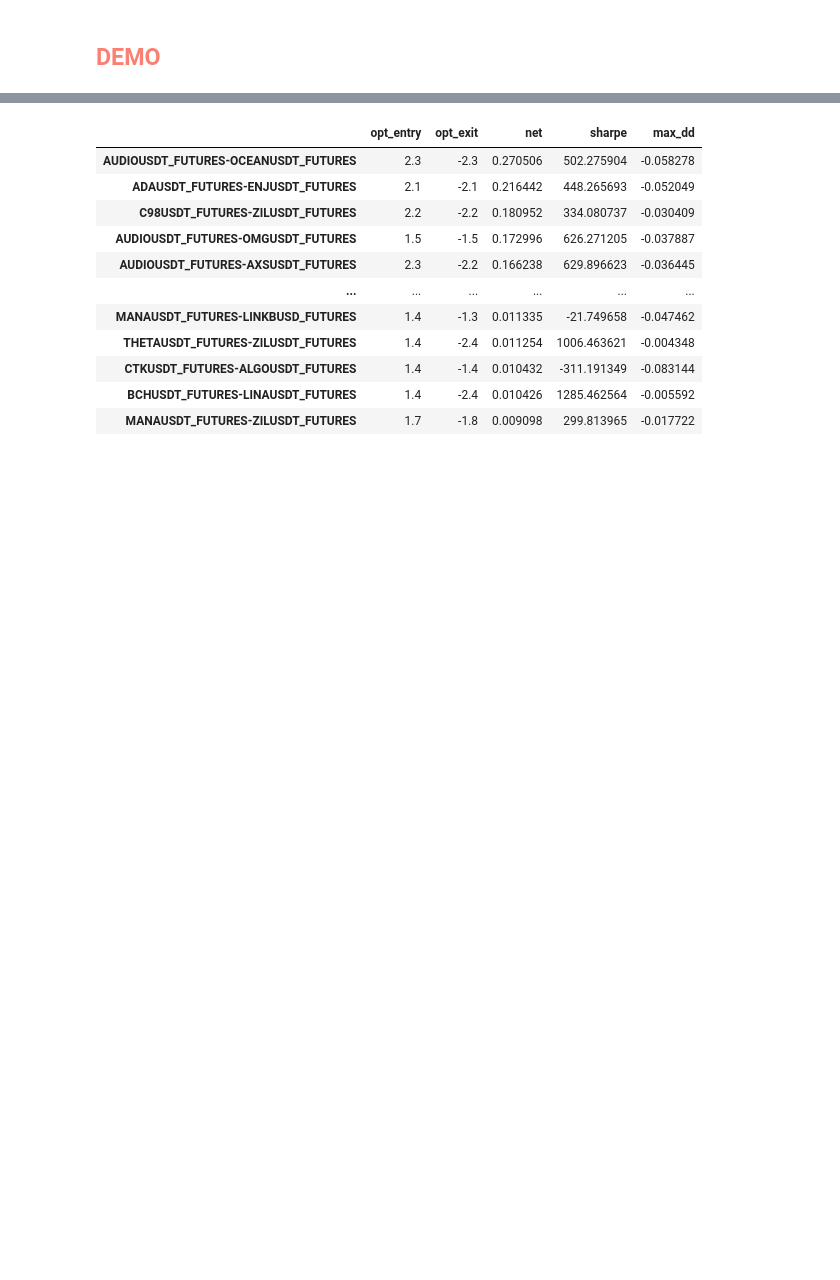
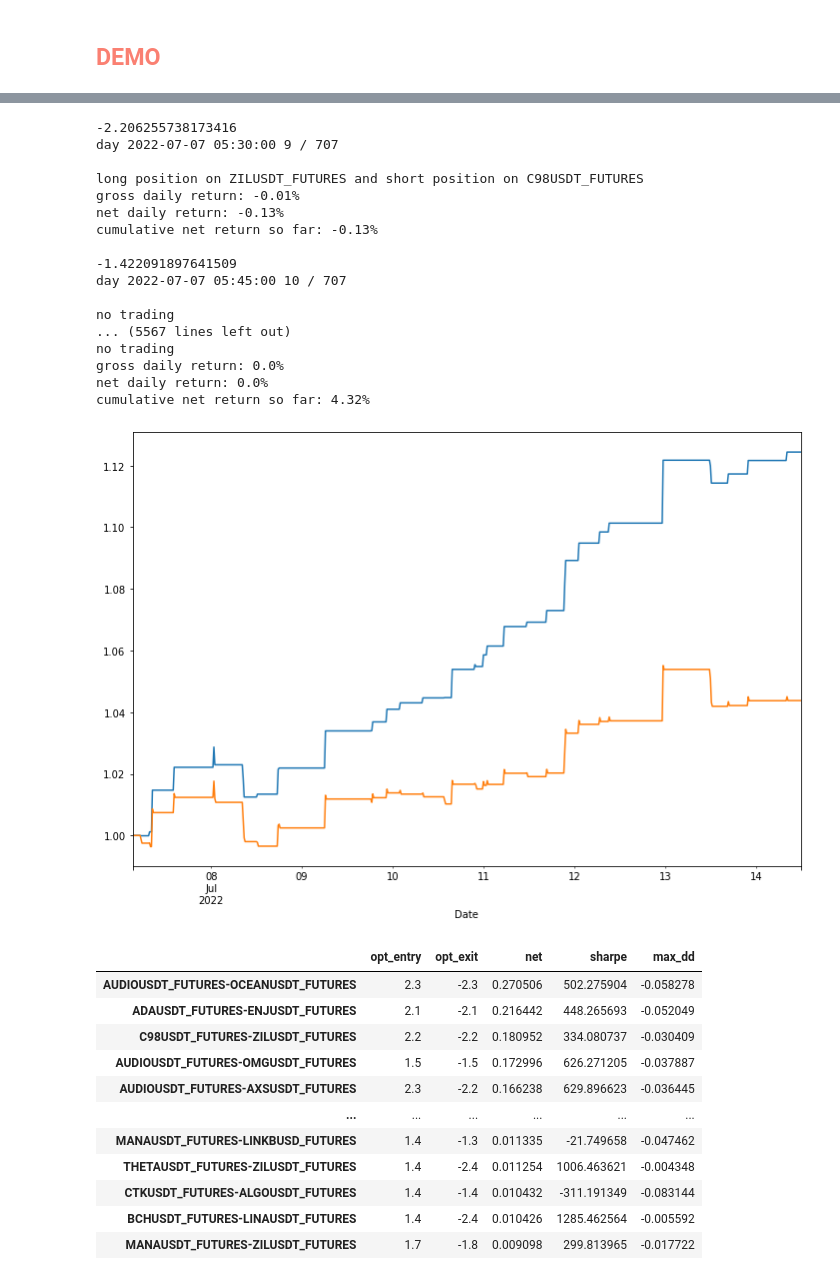
Before and after one commit to mscbr/algo_pairs, a Jupyter notebook: class_modules.ipynb, the cells around one changed output, grey strips where cells are left out. Cells and saved outputs as stored; diff of their text form; code cells hidden in the pictures; blank space fills up the shorter version.

```diff
--- a/class_modules.ipynb
+++ b/class_modules.ipynb
@@ -829,3 +908,28 @@ backtester.walkforward_results.to_csv("wf_results.csv")
+# %%
+# z_entry_param=2.3, z_exit_param=-2.3, last rolling 4.13%
+# window=180 z_entry_param=2.2, z_exit_param=-2.2, - 2.21% vs averaged rolling kalman prices 3.12%, no adfuler check 3.12%
+# window=200 raw kalman: raw z_score 4.8% vs rolling z_score 4.2%;
+# #smoothed_kalman: raw z_score 3.99% vs rolling z_score 2.4%net 8% gross
+backtester.walkforward_test(pair=["C98USDT_FUTURES", "ZILUSDT_FUTURES"], window=9, adf_threshold="10%", z_entry_param=2.2, z_exit_param=-2.2, rolling_z_score=False, rolling_kalman=False)
+# %% [output]
+-2.206255738173416
+day 2022-07-07 05:30:00 9 / 707
+
+long position on ZILUSDT_FUTURES and short position on C98USDT_FUTURES
+gross daily return: -0.01%
+net daily return: -0.13%
+cumulative net return so far: -0.13%
+
+-1.422091897641509
+day 2022-07-07 05:45:00 10 / 707
+
+no trading
+... (5567 lines left out)
+no trading
+gross daily return: 0.0%
+net daily return: 0.0%
+cumulative net return so far: 4.32%
+[figure, added]
 # %%
 backtester.optimize_pairs(z_entry_range=(1.4, 2.4), z_exit_range=(-2.4, 0.5), rolling_z_score=True)
 # %%
```
Also changed, not shown: parts of 16 cells of this notebook.
